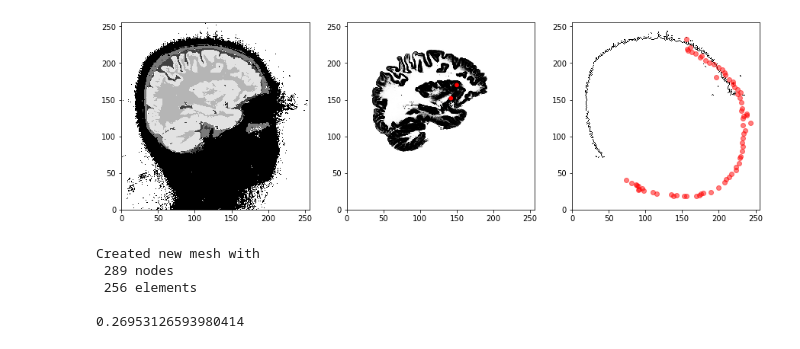
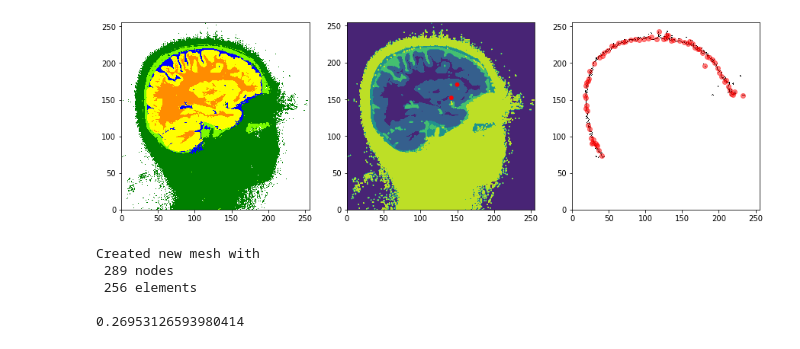
Before and after one commit to annegretW/Masterarbeit_EEG_Uncertainties, a Jupyter notebook: masterarbeit/2d/python/test.ipynb, the cells around one changed output. Saved outputs shown, nothing was run; the diff lists cells and outputs as text; code cells hidden in the pictures.

```diff
--- a/masterarbeit/2d/python/test.ipynb
+++ b/masterarbeit/2d/python/test.ipynb
@@ -8,29 +34,25 @@ import evaluations
 # %%
+from matplotlib.colors import ListedColormap, LinearSegmentedColormap
+
 fig, axis = plt.subplots(1,3, figsize=(15,5))
-
-tissue_prob_map = loadmat('/home/anne/Masterarbeit/masterarbeit/2d//data/T1SliceAnne.mat')
-#print(tissue_prob_map)
-
-gray_prob = tissue_prob_map['T1Slice']['gray'][0][0]
-white_prob = tissue_prob_map['T1Slice']['white'][0][0]
-skull_prob = tissue_prob_map['T1Slice']['skull'][0][0]
-csf_prob = tissue_prob_map['T1Slice']['csf'][0][0]
-scalp_prob = tissue_prob_map['T1Slice']['scalp'][0][0]
 
 x = np.linspace(0, 1, 256)
 y = np.linspace(0, 1, 256)
 z = np.ndarray((256,256))
 zz = np.ndarray((256,256))
 g = np.ndarray((256,256))
+s = np.ndarray((256,256))
+z1 = np.ndarray((256,256))
 boundary = np.zeros((256,256))
 
 for i in range(256):
     for j in range(256):
         probs = [gray_prob[i,j],white_prob[i,j],skull_prob[i,j],csf_prob[i,j],scalp_prob[i,j]]
         g[j,i] = gray_prob[i,j]
-        if gray_prob[i,j]>0.5:
+        s[j,i] = scalp_prob[i,j]
+        if white_prob[i,j]>0.5:
             z[j,i]=1
-        elif white_prob[i,j]>0.5:
+        elif gray_prob[i,j]>0.5:
             z[j,i]=2
         elif skull_prob[i,j]>0.5:
             z[j,i]=3
@@ -41,6 +63,21 @@ for i in range(256):
         else:
             z[j,i]=0
 
+for i in range(256):
+    for j in range(256):
+        probs = [gray_prob[i,j],white_prob[i,j],skull_prob[i,j],csf_prob[i,j],scalp_prob[i,j]]
+        if white_prob[i,j]>0.5:
+            z1[j,i]=1
+        elif (gray_prob[i,j] + white_prob[i,j])>0.5:
+            z1[j,i]=2
+        elif (skull_prob[i,j] + gray_prob[i,j] + white_prob[i,j])>0.5:
+            z1[j,i]=3
+        elif (csf_prob[i,j]+skull_prob[i,j] + gray_prob[i,j] + white_prob[i,j])>0.5:
+            z1[j,i]=4
+        elif (scalp_prob[i,j]+csf_prob[i,j]+skull_prob[i,j] + gray_prob[i,j] + white_prob[i,j])>0.5:
+            z1[j,i]=5
+        else:
+            z1[j,i]=0
 b = []
 for i in range(255):
     for j in range(255):
@@ -51,28 +88,43 @@ for i in range(255):
             boundary[j,i] = 1
             b.append([i,j])
 
-set = axis[0].pcolor(z, cmap='Greys')
-set = axis[1].pcolor(g, cmap='Greys')
+cmap = ListedColormap(["white", "darkorange", "yellow", "lawngreen", "blue", "green"])
+set = axis[0].pcolor(z1, cmap=cmap)
+#set = axis[1].pcolor(z1, cmap=cmap)
+set = axis[1].contourf(z1, levels = [0,1,2,3,4,5])
 set = axis[2].pcolor(boundary, cmap='Greys')
 axis[0].set_aspect(1)
 axis[1].set_aspect(1)
 axis[2].set_aspect(1)
 
-electrodes = []
+electrodes_1 = []
+electrodes_2 = []
+electrodes_3 = []
+
 for k in range(0,len(b),10):
-    electrodes.append(b[k])
+    electrodes_3.append(b[k])
 
-print(len(electrodes))
-np.savez_compressed("/home/anne/Masterarbeit/masterarbeit/2d/data/electrodes_realistic.npz", electrodes)
+for k in range(0,len(electrodes_3),2):
+    electrodes_2.append(electrodes_3[k])
+
+for k in range(0,len(electrodes_2),2):
+    electrodes_1.append(electrodes_2[k])
+
+print(len(electrodes_3))
+print(len(electrodes_2))
+print(len(electrodes_1))
+
+np.savez_compressed("/home/anne/Masterarbeit/masterarbeit/2d/data/electrodes_3.npz", electrodes_3)
+np.savez_compressed("/home/anne/Masterarbeit/masterarbeit/2d/data/electrodes_2.npz", electrodes_2)
+np.savez_compressed("/home/anne/Masterarbeit/masterarbeit/2d/data/electrodes_1.npz", electrodes_1)
 
 print(g[170,150])
 evaluations.draw_point(axis[1], [150,170], alpha=1)
 evaluations.draw_point(axis[1], [142,152], alpha=1)
 
 
-electrodes = np.array(electrodes)
-print(electrodes)
-axis[2].scatter(electrodes[:,1], electrodes[:,0], c='red', alpha=0.5)
+electrodes = np.array(electrodes_3)
+axis[2].scatter(electrodes[:,0], electrodes[:,1], c='red', alpha=0.5)
 
 plt.show()
 # %% [output]
@@ -96,4 +135,4 @@ plt.show()
-[figure, old version]
+[figure, new version]
 # %%
 import structured_mesh
 reload(structured_mesh)
```
Also changed, not shown: parts of 3 cells of this notebook, 8 other files.
